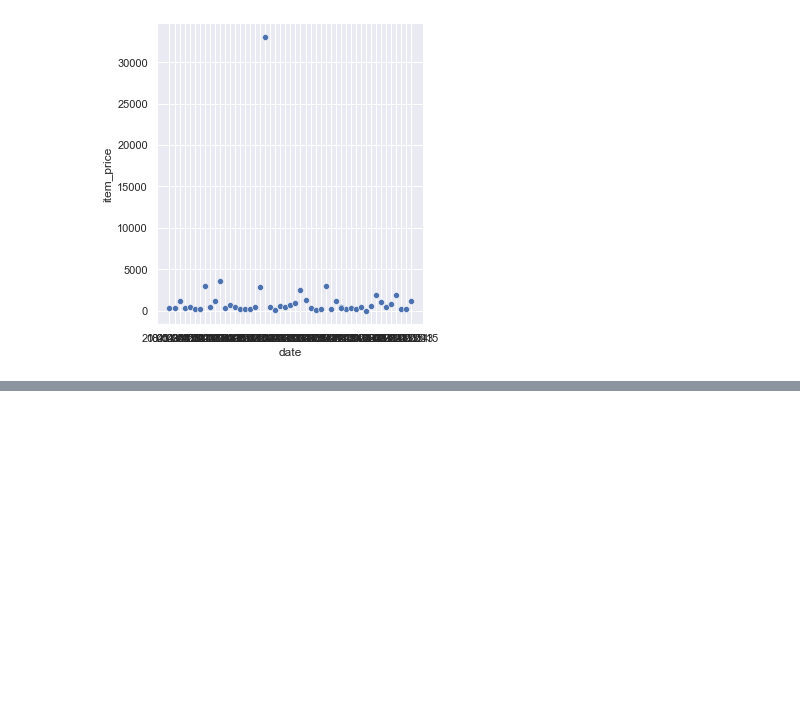
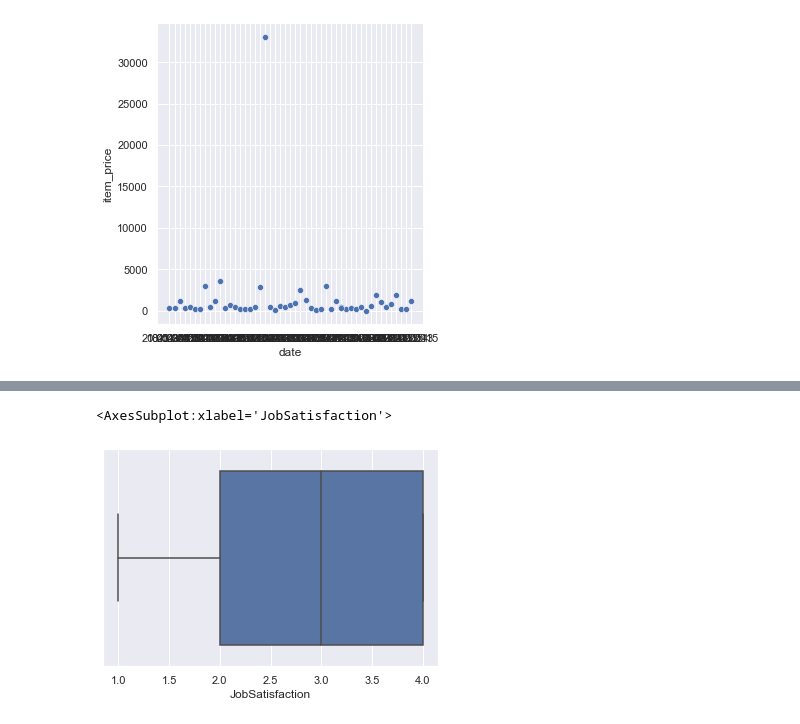
Before and after one commit to Leadersheepy/h3-hitema, a Jupyter notebook: DataVisualisationStatistiquesDescriptives.ipynb, the cells around one changed output, grey strips where cells are left out. Saved outputs shown, nothing was run; the diff lists cells and outputs as text; code cells hidden in the pictures; blank space fills up the shorter version.

```diff
--- a/DataVisualisationStatistiquesDescriptives.ipynb
+++ b/DataVisualisationStatistiquesDescriptives.ipynb
@@ -275,0 +335,5 @@ SyntaxError: positional argument follows keyword argument (1668490341.py, line 1
+# %%
+sns.boxplot(x="JobSatisfaction", data = df2)
+# %% [output]
+<AxesSubplot:xlabel='JobSatisfaction'>
+[figure, added]
```
Also changed, not shown: parts of 17 cells of this notebook, 1 other file.
